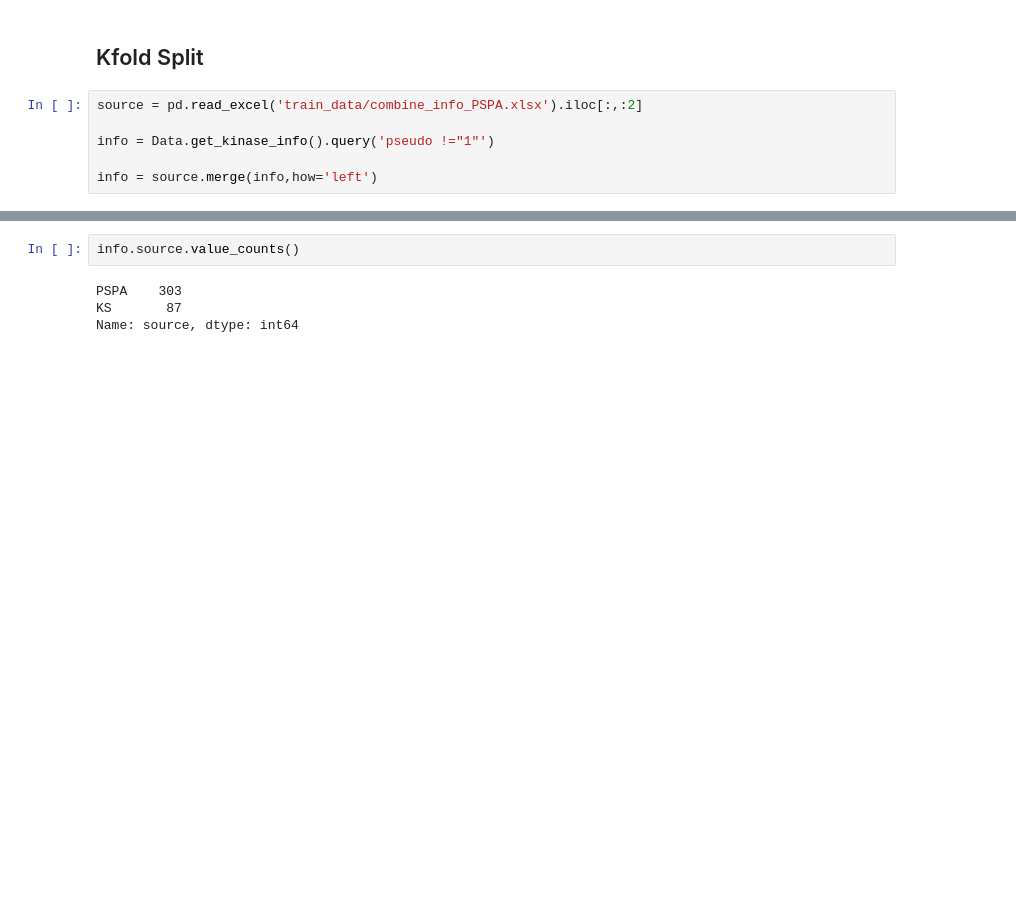
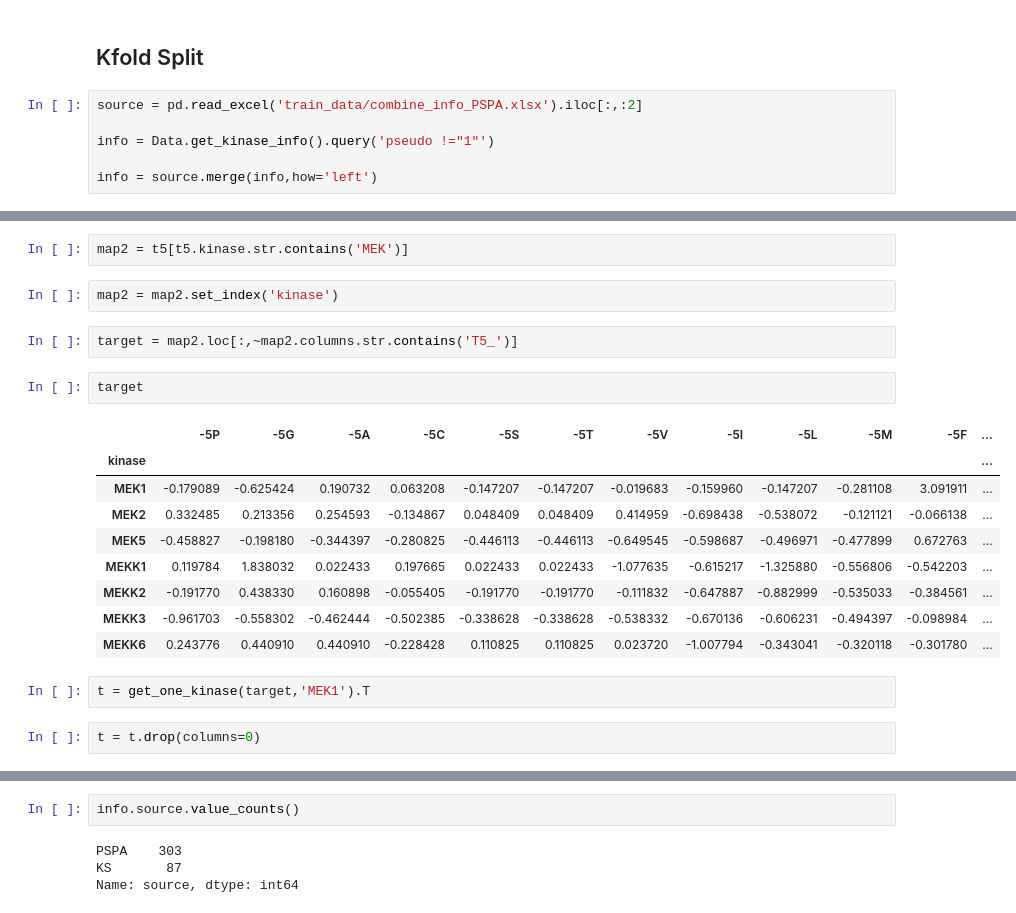
Before and after one commit to sky1ove/katlas, a Jupyter notebook: nbs/paper_09b_ML_training.ipynb, the cells around one changed output, grey strips where cells are left out. Drawn from its saved outputs; the diff is of its cells as text; blank space fills up the shorter version.

```diff
--- a/nbs/paper_09b_ML_training.ipynb
+++ b/nbs/paper_09b_ML_training.ipynb
@@ -70,0 +82,22 @@ info = source.merge(info,how='left')
+# %%
+map2 = t5[t5.kinase.str.contains('MEK')]
+# %%
+map2 = map2.set_index('kinase')
+# %%
+target = map2.loc[:,~map2.columns.str.contains('T5_')]
+# %%
+target
+# %% [output]
+|  | -5P | -5G | -5A | -5C | -5S | -5T | -5V | -5I | -5L | -5M | -5F | ... |
+| kinase |  |  |  |  |  |  |  |  |  |  |  | ... |
+| MEK1 | -0.179089 | -0.625424 | 0.190732 | 0.063208 | -0.147207 | -0.147207 | -0.019683 | -0.159960 | -0.147207 | -0.281108 | 3.091911 | ... |
+| MEK2 | 0.332485 | 0.213356 | 0.254593 | -0.134867 | 0.048409 | 0.048409 | 0.414959 | -0.698438 | -0.538072 | -0.121121 | -0.066138 | ... |
+| MEK5 | -0.458827 | -0.198180 | -0.344397 | -0.280825 | -0.446113 | -0.446113 | -0.649545 | -0.598687 | -0.496971 | -0.477899 | 0.672763 | ... |
+| MEKK1 | 0.119784 | 1.838032 | 0.022433 | 0.197665 | 0.022433 | 0.022433 | -1.077635 | -0.615217 | -1.325880 | -0.556806 | -0.542203 | ... |
+| MEKK2 | -0.191770 | 0.438330 | 0.160898 | -0.055405 | -0.191770 | -0.191770 | -0.111832 | -0.647887 | -0.882999 | -0.535033 | -0.384561 | ... |
+| MEKK3 | -0.961703 | -0.558302 | -0.462444 | -0.502385 | -0.338628 | -0.338628 | -0.538332 | -0.670136 | -0.606231 | -0.494397 | -0.098984 | ... |
+| MEKK6 | 0.243776 | 0.440910 | 0.440910 | -0.228428 | 0.110825 | 0.110825 | 0.023720 | -1.007794 | -0.343041 | -0.320118 | -0.301780 | ... |
+# %%
+t = get_one_kinase(target,'MEK1').T
+# %%
+t = t.drop(columns=0)
```
Also changed, not shown: parts of 3 cells of this notebook, 15 other files.
